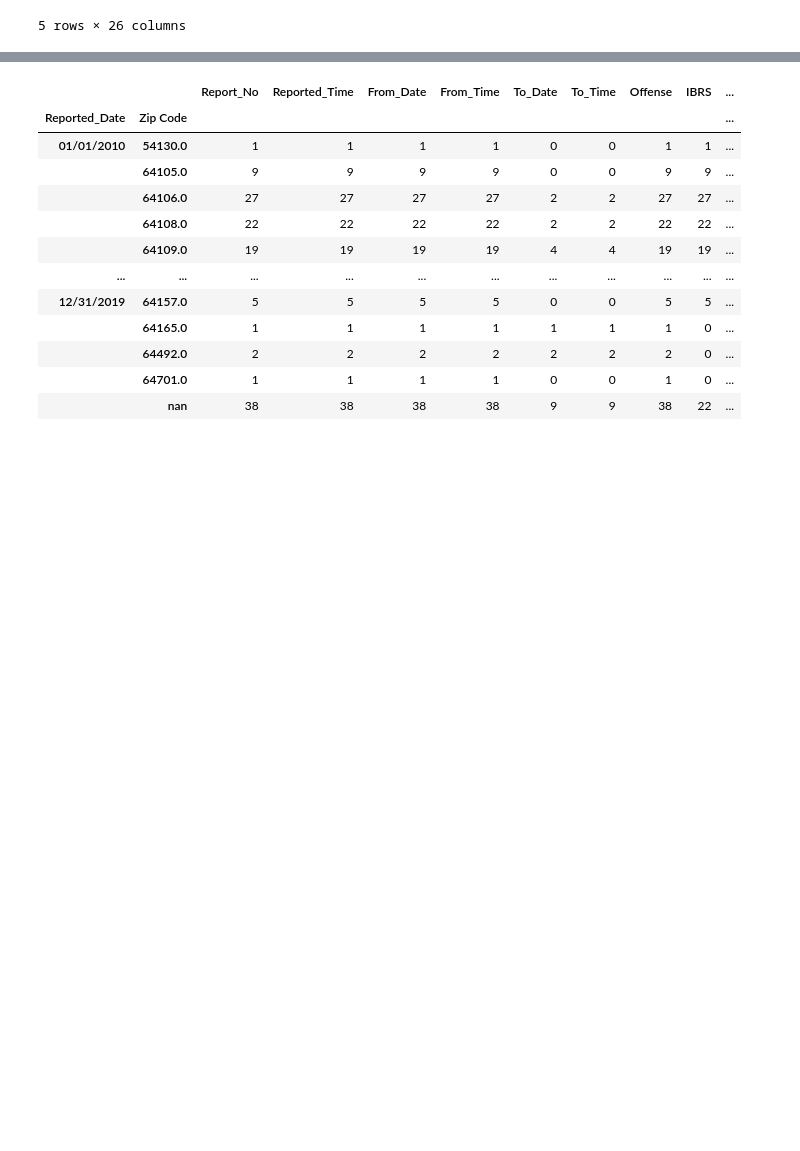
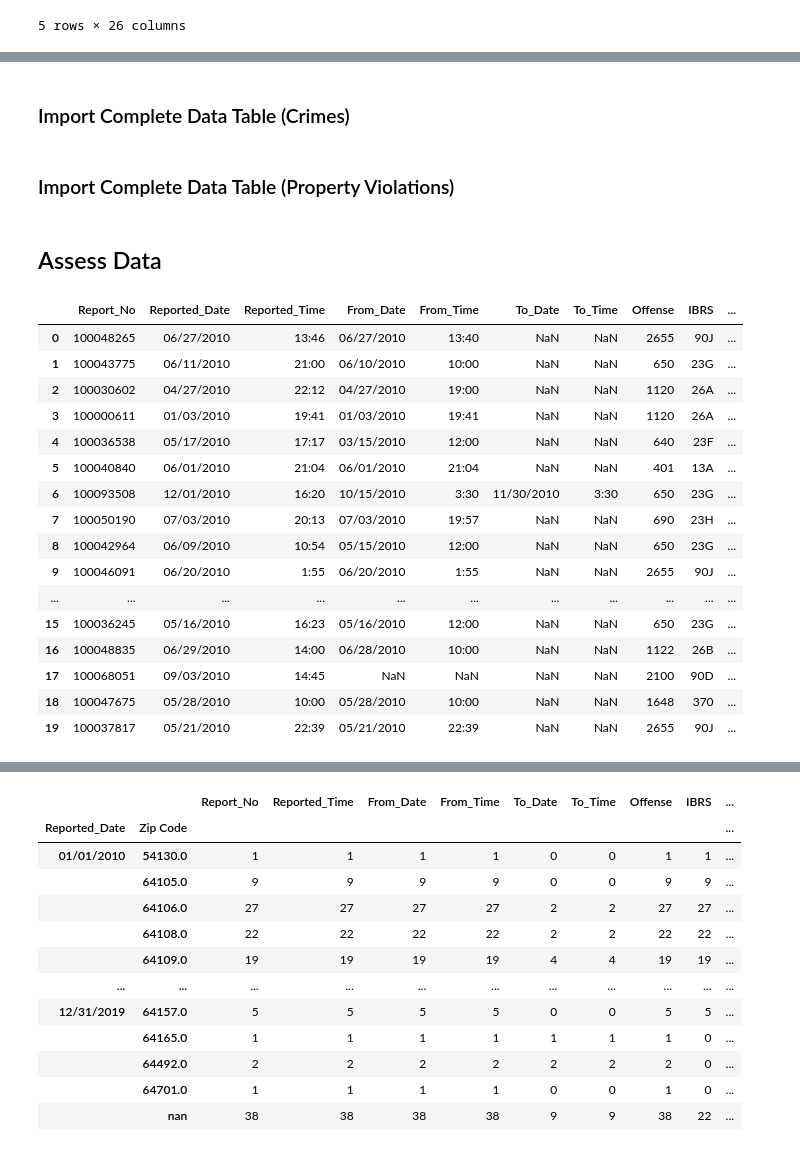
Before and after one commit to sjhaluck/KCMO-Property-and-Crime, a Jupyter notebook: KC_property_crime.ipynb, the cells around one changed output, grey strips where cells are left out. Drawn from its saved outputs; the diff is of its cells as text; code cells hidden in the pictures; blank space fills up the shorter version.

Commit message:
feat: continued assessing data for quality issues

```diff
--- a/KC_property_crime.ipynb
+++ b/KC_property_crime.ipynb
@@ -14,5 +16,7 @@ import numpy as np
 import pandas as pd
 import matplotlib.pyplot as plt
 import seaborn as sb
+from IPython.display import display
+pd.options.display.max_columns = None
 %matplotlib inline
 # %% [markdown]
@@ -74,4 +88,8 @@ Index(['Report_No', 'Reported_Date', 'Reported_Time', 'From_Date', 'From_Time',
 # %%
 crimes.to_csv('crimes_2010-2019.csv',index=False)
+# %% [markdown]
+### Import Complete Data Table (Crimes)
 # %%
 crimes_total = pd.read_csv('crimes_2010-2019.csv')
+# %% [markdown]
+### Import Complete Data Table (Property Violations)
@@ -77,0 +98,23 @@ crimes_total = pd.read_csv('crimes_2010-2019.csv')
+# %% [markdown]
+## Assess Data
+# %%
+# investigate first entries in the table
+crimes_total.head(20)
+# %% [output]
+|  | Report_No | Reported_Date | Reported_Time | From_Date | From_Time | To_Date | To_Time | Offense | IBRS | ... |
+| 0 | 100048265 | 06/27/2010 | 13:46 | 06/27/2010 | 13:40 | NaN | NaN | 2655 | 90J | ... |
+| 1 | 100043775 | 06/11/2010 | 21:00 | 06/10/2010 | 10:00 | NaN | NaN | 650 | 23G | ... |
+| 2 | 100030602 | 04/27/2010 | 22:12 | 04/27/2010 | 19:00 | NaN | NaN | 1120 | 26A | ... |
+| 3 | 100000611 | 01/03/2010 | 19:41 | 01/03/2010 | 19:41 | NaN | NaN | 1120 | 26A | ... |
+| 4 | 100036538 | 05/17/2010 | 17:17 | 03/15/2010 | 12:00 | NaN | NaN | 640 | 23F | ... |
+| 5 | 100040840 | 06/01/2010 | 21:04 | 06/01/2010 | 21:04 | NaN | NaN | 401 | 13A | ... |
+| 6 | 100093508 | 12/01/2010 | 16:20 | 10/15/2010 | 3:30 | 11/30/2010 | 3:30 | 650 | 23G | ... |
+| 7 | 100050190 | 07/03/2010 | 20:13 | 07/03/2010 | 19:57 | NaN | NaN | 690 | 23H | ... |
+| 8 | 100042964 | 06/09/2010 | 10:54 | 05/15/2010 | 12:00 | NaN | NaN | 650 | 23G | ... |
+| 9 | 100046091 | 06/20/2010 | 1:55 | 06/20/2010 | 1:55 | NaN | NaN | 2655 | 90J | ... |
+| ... | ... | ... | ... | ... | ... | ... | ... | ... | ... | ... |
+| 15 | 100036245 | 05/16/2010 | 16:23 | 05/16/2010 | 12:00 | NaN | NaN | 650 | 23G | ... |
+| 16 | 100048835 | 06/29/2010 | 14:00 | 06/28/2010 | 10:00 | NaN | NaN | 1122 | 26B | ... |
+| 17 | 100068051 | 09/03/2010 | 14:45 | NaN | NaN | NaN | NaN | 2100 | 90D | ... |
+| 18 | 100047675 | 05/28/2010 | 10:00 | 05/28/2010 | 10:00 | NaN | NaN | 1648 | 370 | ... |
+| 19 | 100037817 | 05/21/2010 | 22:39 | 05/21/2010 | 22:39 | NaN | NaN | 2655 | 90J | ... |
```
Also changed, not shown: parts of 24 cells of this notebook.
